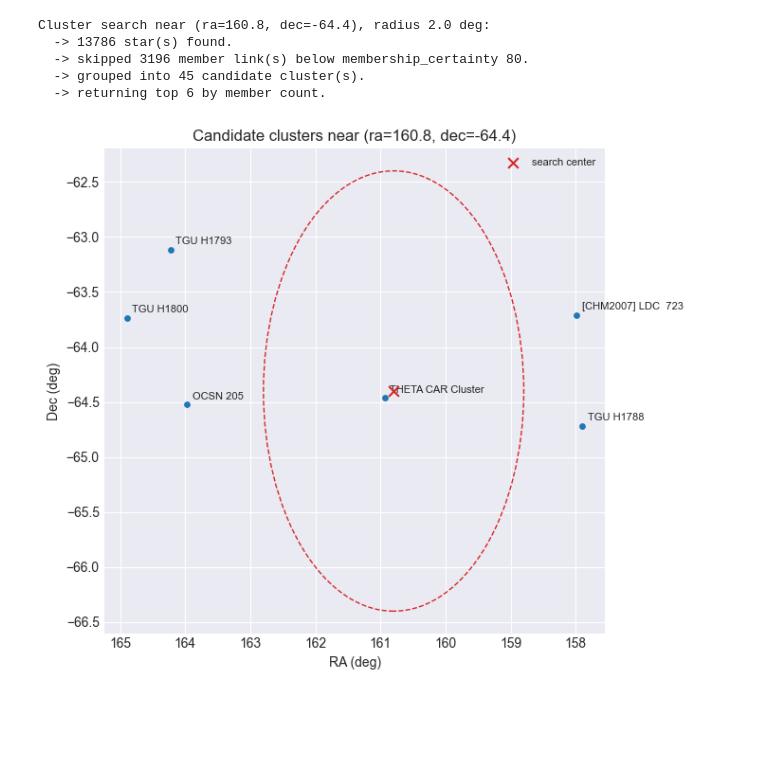
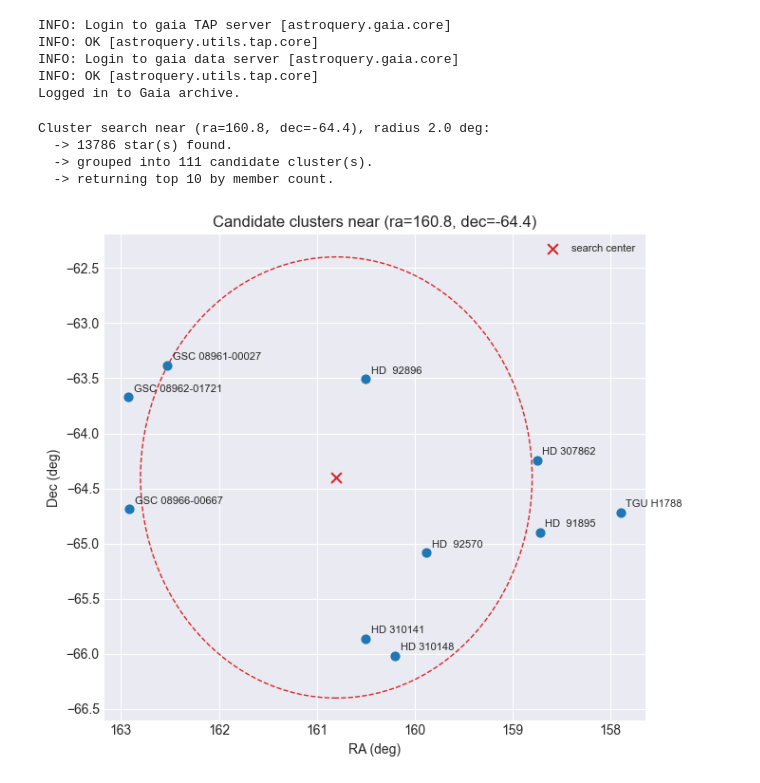
Before and after one commit to Mq1t/gaia_analysis_tools, a Jupyter notebook: notebooks/Example4_Cluster.ipynb, the cells around one changed output. Cells and saved outputs as stored; diff of their text form; code cells hidden in the pictures; blank space fills up the shorter version.

```diff
--- a/notebooks/Example4_Cluster.ipynb
+++ b/notebooks/Example4_Cluster.ipynb
@@ -9,16 +7,21 @@ from gaia_analysis_tools import mean_photometry as mphot
 # %%
 #This is optional but logging into Gaia Archive using credentials may resolve any access issues when querying
-#gi.gaia_login_prompt()
+gi.gaia_login_prompt()
+# %% [output]
+INFO: Login to gaia TAP server [astroquery.gaia.core]
+INFO: OK [astroquery.utils.tap.core]
+INFO: Login to gaia data server [astroquery.gaia.core]
+INFO: OK [astroquery.utils.tap.core]
+Logged in to Gaia archive.
 # %%
 #now calling the function and putting the coordinates for the IC 2602 cluster for reference. The function should find the closest cluster which in this case should show IC 2602
-gi.find_cluster(ra = 160.8, dec = -64.4, dist_min= 151.5, dist_max = 152.5)
+gi.find_cluster(ra = 160.8, dec = -64.4, dist_min = 148, dist_max = 154, plot = True)
 
 #Below should be printed the name of the closest cluster found nearby these coordinates
 # %% [output]
 Cluster search near (ra=160.8, dec=-64.4), radius 2.0 deg:
   -> 13786 star(s) found.
-  -> skipped 3196 member link(s) below membership_certainty 80.
-  -> grouped into 45 candidate cluster(s).
-  -> returning top 6 by member count.
+  -> grouped into 111 candidate cluster(s).
+  -> returning top 10 by member count.
-[figure, old version]
+[figure, new version]
 |  | name | common_name | member_count | ra | dec | otype | separation_deg | implied_distance_pc |
```
Also changed, not shown: parts of 4 cells of this notebook, 2 other files.
